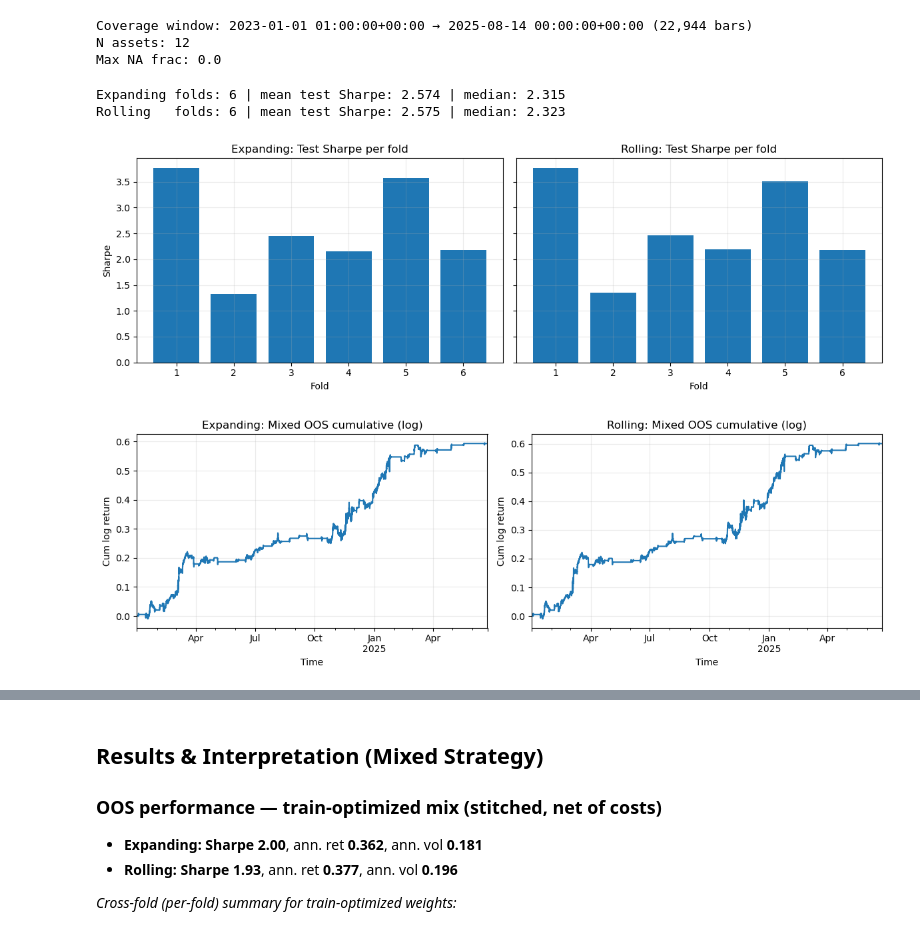
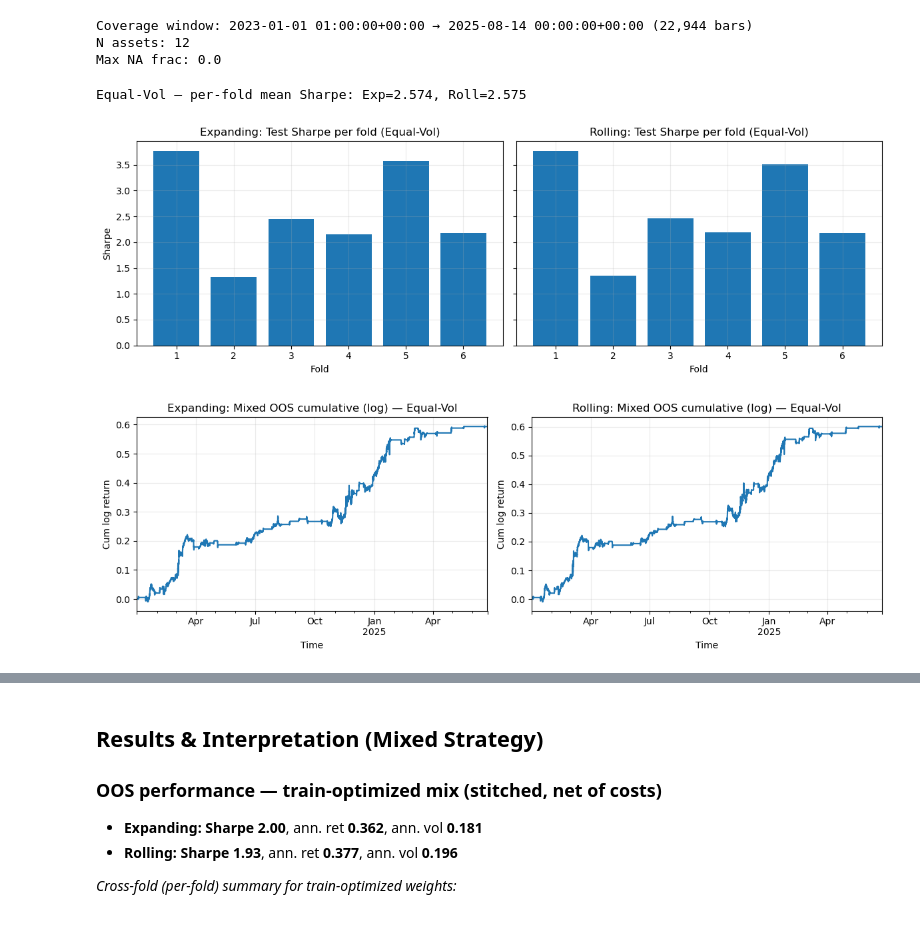
Before and after one commit to ccollins80/crypto-stat-arb, a Jupyter notebook: notebooks/06_mixed_strategy_walk_forward.ipynb, the cells around one changed output, grey strips where cells are left out. Saved outputs shown, nothing was run; the diff lists cells and outputs as text; code cells hidden in the pictures.

```diff
--- a/notebooks/06_mixed_strategy_walk_forward.ipynb
+++ b/notebooks/06_mixed_strategy_walk_forward.ipynb
@@ -66,62 +76,48 @@ Max NA frac: 0.0
 # %%
-# --- Strategy params ---
-params_rev = {"k": 4, "band": 2.5, "beta_win": 168, "vol_win": 24}
-params_mom = {"k": 500, "band": 2.0, "beta_win": 168, "vol_win": None}
-every_rev = 24
-every_mom = 336
-
-# --- Expanding ---
-exp_df_mix, exp_oos_mix = run_walk_forward_mixed(
+# === Equal-Vol walk-forward ===
+eq_df_e, eq_oos_e = run_walk_forward_mixed(
     ret,
     params_rev, params_mom,
     every_rev=every_rev, every_mom=every_mom,
     mix_mode="equal_vol",
     train_days=365, test_days=90, mode="expanding",
     cost_bps=COST_BPS,
-    reversal_func=cs_reversal_weights,   # <-- provide functions
-    momentum_func=cs_momentum_weights,   # <--
+    reversal_func=cs_reversal_weights,
+    momentum_func=cs_momentum_weights,
 )
-
-# --- Rolling ---
-roll_df_mix, roll_oos_mix = run_walk_forward_mixed(
+eq_df_r, eq_oos_r = run_walk_forward_mixed(
     ret,
     params_rev, params_mom,
     every_rev=every_rev, every_mom=every_mom,
     mix_mode="equal_vol",
     train_days=365, test_days=90, mode="rolling",
     cost_bps=COST_BPS,
-    reversal_func=cs_reversal_weights,   # <-- provide functions
-    momentum_func=cs_momentum_weights,   # <--
+    reversal_func=cs_reversal_weights,
+    momentum_func=cs_momentum_weights,
 )
 
 print(
-    "Expanding folds:", len(exp_df_mix),
-    "| mean test Sharpe:", round(float(exp_df_mix["test_sharpe"].mean()), 3),
-    "| median:", round(float(exp_df_mix["test_sharpe"].median()), 3),
-)
-print(
-    "Rolling   folds:", len(roll_df_mix),
-    "| mean test Sharpe:", round(float(roll_df_mix["test_sharpe"].mean()), 3),
-    "| median:", round(float(roll_df_mix["test_sharpe"].median()), 3),
+    "Equal-Vol — per-fold mean Sharpe:",
+    f"Exp={eq_df_e['test_sharpe'].mean():.3f}, Roll={eq_df_r['test_sharpe'].mean():.3f}"
 )
 
-# --- Plots: per-fold Sharpe + stitched OOS cumulative (log) ---
-fig, ax = plt.subplots(1, 2, figsize=(12,4), sharey=True)
-ax[0].bar(exp_df_mix["fold"], exp_df_mix["test_sharpe"]); ax[0].set_title("Expanding: Test Sharpe per fold")
+# Per-fold Sharpe bars
+fig, ax = plt.subplots(1, 2, figsize=(12, 4), sharey=True)
+ax[0].bar(eq_df_e["fold"], eq_df_e["test_sharpe"]); ax[0].set_title("Expanding: Test Sharpe per fold (Equal-Vol)")
 ax[0].set_xlabel("Fold"); ax[0].set_ylabel("Sharpe"); ax[0].grid(True, alpha=0.25)
-ax[1].bar(roll_df_mix["fold"], roll_df_mix["test_sharpe"]); ax[1].set_title("Rolling: Test Sharpe per fold")
+ax[1].bar(eq_df_r["fold"], eq_df_r["test_sharpe"]); ax[1].set_title("Rolling: Test Sharpe per fold (Equal-Vol)")
 ax[1].set_xlabel("Fold"); ax[1].grid(True, alpha=0.25)
 plt.tight_layout(); plt.show()
 
-fig, ax = plt.subplots(1, 2, figsize=(12,4))
-exp_oos_mix.fillna(0).cumsum().plot(ax=ax[0]); ax[0].set_title("Expanding: Mixed OOS cumulative (log)")
+# Stitched OOS cumulative (log cum for visualization only)
+fig, ax = plt.subplots(1, 2, figsize=(12, 4))
+eq_oos_e.fillna(0).cumsum().plot(ax=ax[0]); ax[0].set_title("Expanding: Mixed OOS cumulative (log) — Equal-Vol")
 ax[0].set_xlabel("Time"); ax[0].set_ylabel("Cum log return"); ax[0].grid(True, alpha=0.25)
-roll_oos_mix.fillna(0).cumsum().plot(ax=ax[1]); ax[1].set_title("Rolling: Mixed OOS cumulative (log)")
+eq_oos_r.fillna(0).cumsum().plot(ax=ax[1]); ax[1].set_title("Rolling: Mixed OOS cumulative (log) — Equal-Vol")
 ax[1].set_xlabel("Time"); ax[1].set_ylabel("Cum log return"); ax[1].grid(True, alpha=0.25)
 plt.tight_layout(); plt.show()
 # %% [output]
-Expanding folds: 6 | mean test Sharpe: 2.574 | median: 2.315
-Rolling   folds: 6 | mean test Sharpe: 2.575 | median: 2.323
+Equal-Vol — per-fold mean Sharpe: Exp=2.574, Roll=2.575
-[figure, old version]
+[figure, new version]
-[figure, old version]
+[figure, new version]
 # %%
```
Also changed, not shown: parts of 6 cells of this notebook, 4 other files.
